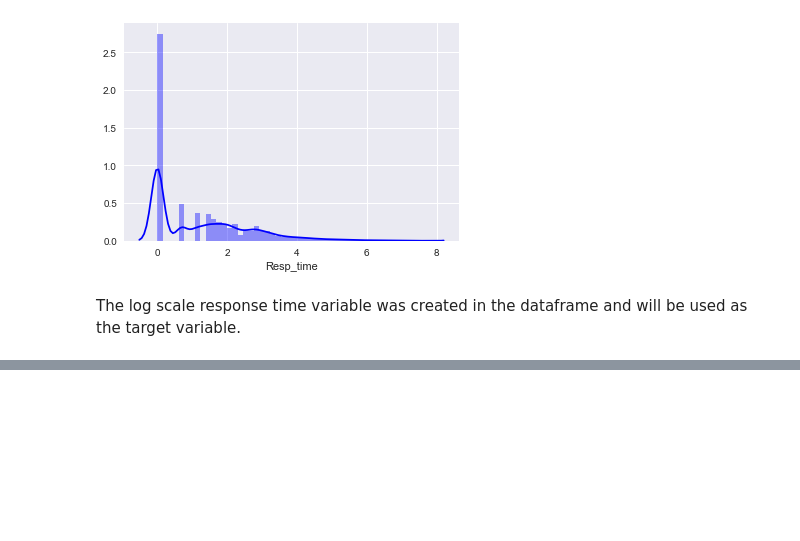
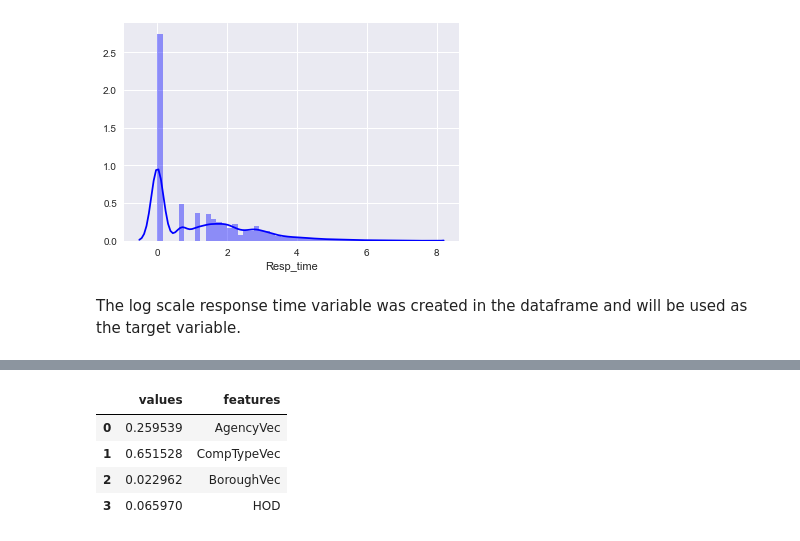
Before and after one commit to SapphireCore/DSTP, a Jupyter notebook: Cap2/Cap2_FinalReport.ipynb, the cells around one changed output, grey strips where cells are left out. Saved outputs shown, nothing was run; the diff lists cells and outputs as text; code cells hidden in the pictures; blank space fills up the shorter version.

```diff
--- a/Cap2/Cap2_FinalReport.ipynb
+++ b/Cap2/Cap2_FinalReport.ipynb
@@ -173,4 +183,4 @@ The log scale response time variable was created in the dataframe and will be us
 # %%
 # Create log scale response time instead for modeling
 from pyspark.sql.functions import log
-df_input = df_input.withColumn("log_Resp_time", log(df_input.Resp_time))
+df_input_clean = df_input_clean.withColumn("log_Resp_time", log(df_input_clean.Resp_time))
@@ -178,0 +189,4 @@ df_input = df_input.withColumn("log_Resp_time", log(df_input.Resp_time))
+# %%
+# Create binary indicator of whether the response time takes more than 1 day
+df_input_clean = df_input_clean.withColumn("isLate", (df_input_clean.Resp_time > 1).cast('integer'))
+df_input_clean.groupby('isLate').count().show()
@@ -181,16 +207,13 @@ from pyspark.ml.feature import StringIndexer
 from pyspark.ml.linalg import Vectors
 from pyspark.ml.feature import VectorAssembler
 from pyspark.ml import Pipeline
+from pyspark.sql.functions import mean
 
 indexer1 = StringIndexer(inputCol="Agency", outputCol="AgencyVec")
 indexer2 = StringIndexer(inputCol="Complaint Type", outputCol="CompTypeVec")
 indexer3 = StringIndexer(inputCol="Borough", outputCol="BoroughVec")
-indexer4 = StringIndexer(inputCol="Park Borough", outputCol="PBoroughVec")
 
-assembler = VectorAssembler(inputCols=["AgencyVec", "CompTypeVec", "BoroughVec", "PBoroughVec"], outputCol='features')
-
-pipeline = Pipeline(stages = [indexer1, indexer2, indexer3, indexer4, assembler])
-
-df_input_dense = pipeline.fit(df_input).transform(df_input)
-
+assembler = VectorAssembler(inputCols=["AgencyVec", "CompTypeVec", "BoroughVec", "HOD"], outputCol='features')
+pipeline = Pipeline(stages = [indexer1, indexer2, indexer3, assembler])
+df_input_dense = pipeline.fit(df_input_clean).transform(df_input_clean)
 df_input_final = df_input_dense.select(['features', 'log_Resp_time'])
@@ -241,0 +308,15 @@ test_results.rootMeanSquaredError
+# %%
+# Random Forest Tuning
+rf = RandomForestRegressor(featuresCol='features',\
+                           labelCol='log_Resp_time', \
+                           predictionCol='prediction')
+grid_rf = ParamGridBuilder().addGrid(rf.numTrees, [50, 100])\
+                            .addGrid(rf.maxDepth, [5, 10]) \
+                            .addGrid(rf.maxBins, [250, 500])\
+                            .build()
+eval_rf = RegressionEvaluator()
+cv_rf = CrossValidator(estimator = rf, estimatorParamMaps=grid_rf, evaluator=eval_rf, parallelism=2)
+
+train_data_cv = train_data.withColumn("label", train_data["log_Resp_time"])
+cvModel1 = cv_rf.fit(train_data_cv)
+cvModel1.avgMetrics
@@ -241,0 +346,12 @@ test_results.rootMeanSquaredError
+# %%
+# Variable Importance
+VI = pd.DataFrame(cvModel1.bestModel.featureImportances.toArray(), columns=["values"])
+features_col = pd.Series(["AgencyVec", "CompTypeVec", "BoroughVec", "HOD"])
+VI["features"] = features_col
+VI
+# %% [output]
+|  | values | features |
+| 0 | 0.259539 | AgencyVec |
+| 1 | 0.651528 | CompTypeVec |
+| 2 | 0.022962 | BoroughVec |
+| 3 | 0.065970 | HOD |
```
Also changed, not shown: parts of 47 cells of this notebook, 1 other file.
